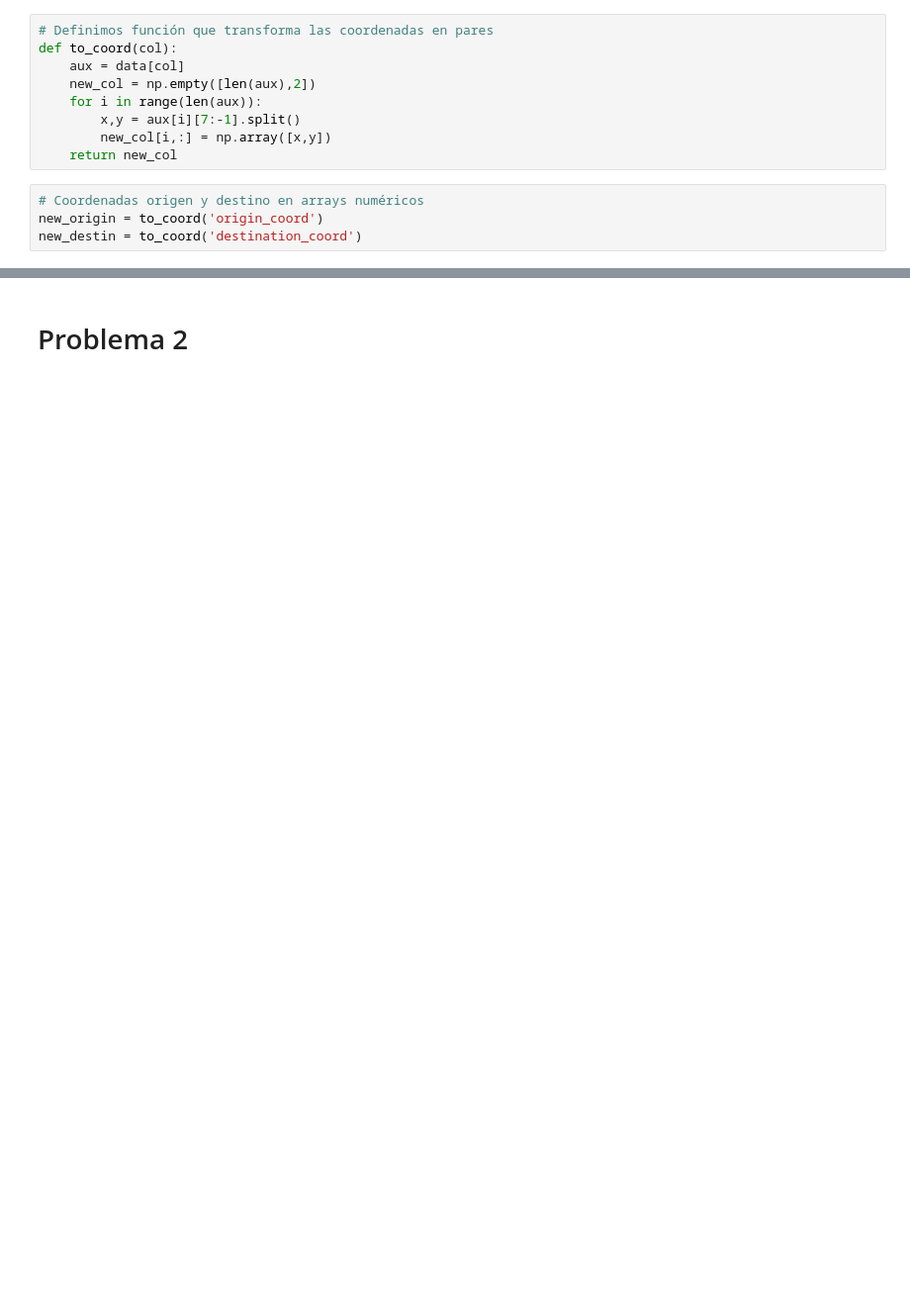
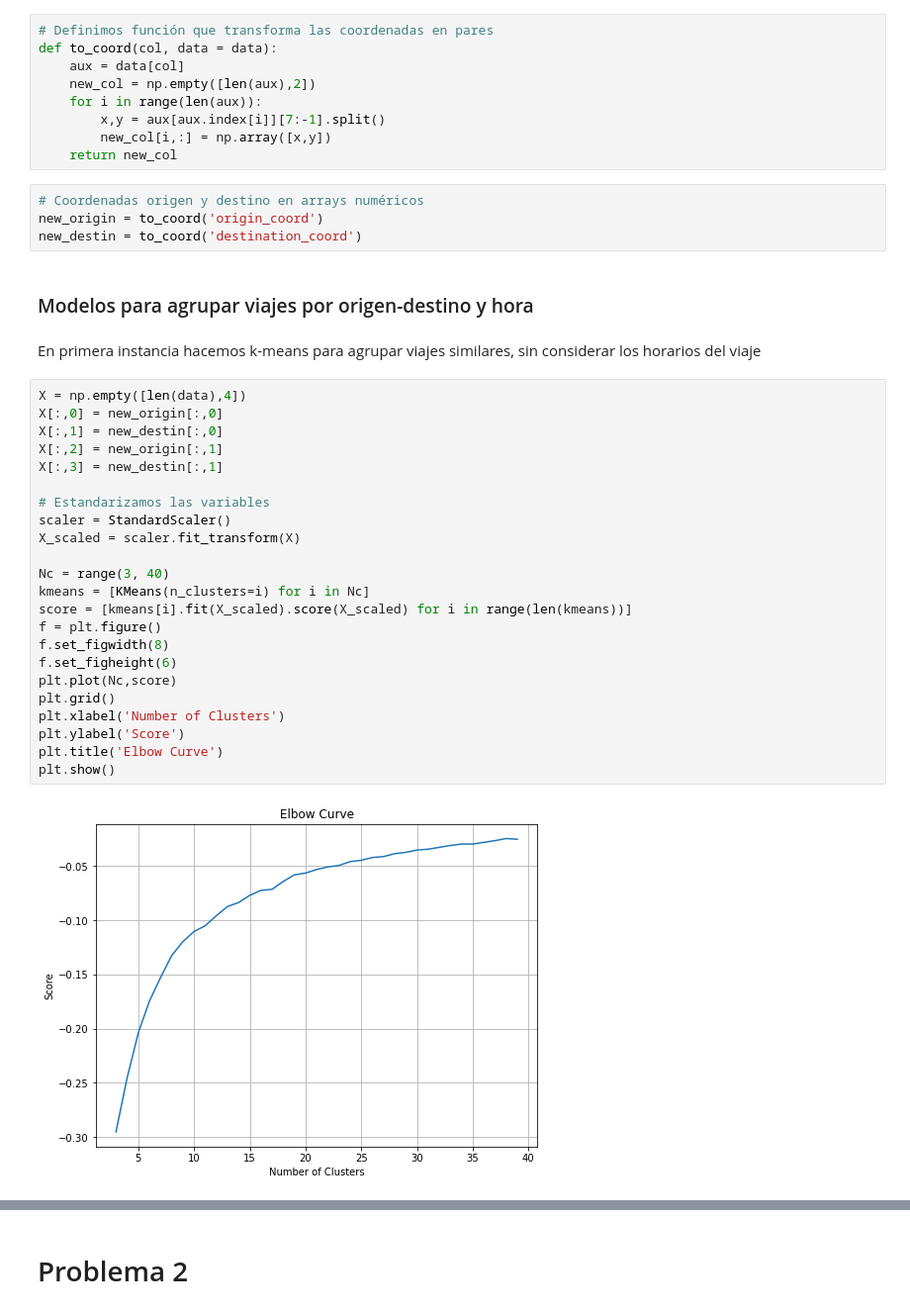
Before and after one commit to pedropereze/NW_Challenge, a Jupyter notebook: NW_DS_Challenge.ipynb, the cells around one changed output, grey strips where cells are left out. Shown: that part at 99% size. Cells and saved outputs as stored; diff of their text form; blank space fills up the shorter version.

```diff
--- a/NW_DS_Challenge.ipynb
+++ b/NW_DS_Challenge.ipynb
@@ -165,13 +165,42 @@ from sklearn.preprocessing import StandardScaler
 # %%
 # Definimos función que transforma las coordenadas en pares
-def to_coord(col):
+def to_coord(col, data = data):
     aux = data[col]
     new_col = np.empty([len(aux),2])
     for i in range(len(aux)):
-        x,y = aux[i][7:-1].split()
+        x,y = aux[aux.index[i]][7:-1].split()
         new_col[i,:] = np.array([x,y])
     return new_col
 # %%
 # Coordenadas origen y destino en arrays numéricos
 new_origin = to_coord('origin_coord')
 new_destin = to_coord('destination_coord')
+# %% [markdown]
+### Modelos para agrupar viajes por origen-destino y hora
+# %% [markdown]
+En primera instancia hacemos k-means para agrupar viajes similares, sin considerar los horarios del viaje
+# %%
+X = np.empty([len(data),4])
+X[:,0] = new_origin[:,0]
+X[:,1] = new_destin[:,0]
+X[:,2] = new_origin[:,1]
+X[:,3] = new_destin[:,1]
+
+# Estandarizamos las variables
+scaler = StandardScaler()
+X_scaled = scaler.fit_transform(X)
+
+Nc = range(3, 40)
+kmeans = [KMeans(n_clusters=i) for i in Nc]
+score = [kmeans[i].fit(X_scaled).score(X_scaled) for i in range(len(kmeans))]
+f = plt.figure()
+f.set_figwidth(8)
+f.set_figheight(6)
+plt.plot(Nc,score)
+plt.grid()
+plt.xlabel('Number of Clusters')
+plt.ylabel('Score')
+plt.title('Elbow Curve')
+plt.show()
+# %% [output]
+[figure, added]
```
Also changed, not shown: parts of 33 cells of this notebook.
